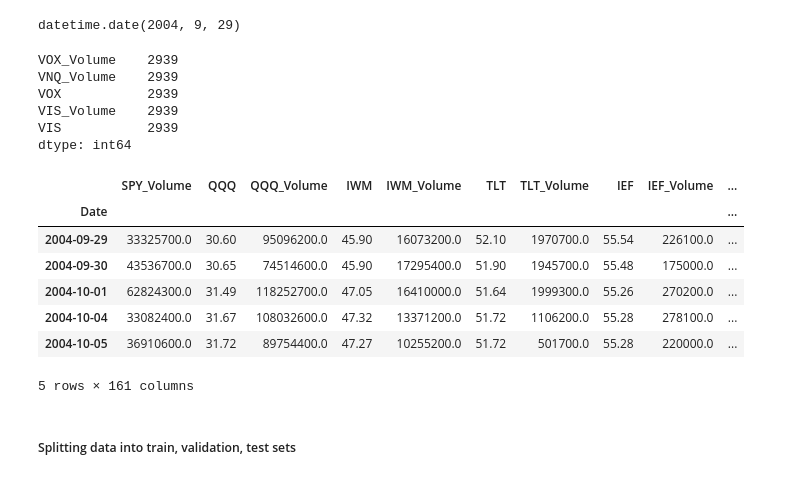
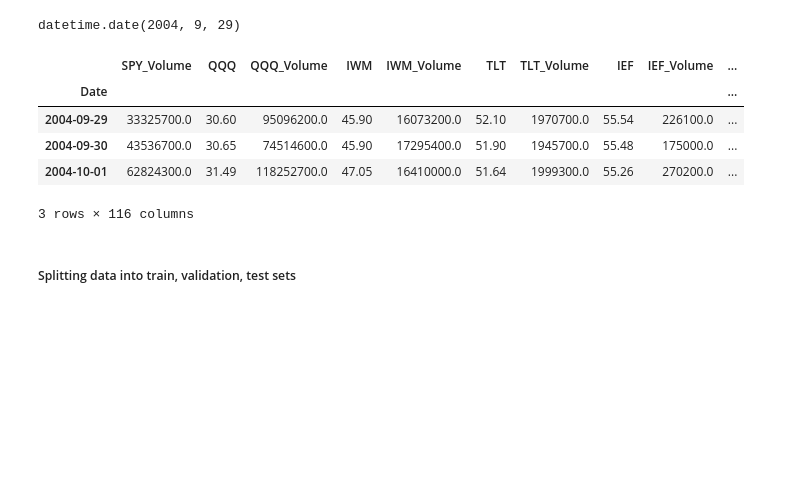
Before and after one commit to terrill11/spy_trend, a Jupyter notebook: models/multi_step_forecasting/spy_trend_direct.ipynb, the cells around one changed output. Saved outputs shown, nothing was run; the diff lists cells and outputs as text; code cells hidden in the pictures; blank space fills up the shorter version.

```diff
--- a/models/multi_step_forecasting/spy_trend_direct.ipynb
+++ b/models/multi_step_forecasting/spy_trend_direct.ipynb
@@ -185,14 +197,14 @@ To be used later to inverse scaled predictions. We will be adding a rolling mean
 Note: The goal is to project prices 30 days in advanced but we will start with 15 for now.
 # %%
 # number of days to project in the future
-days_to_predict = 30
+days_to_predict = 15
 
 for i in range(1, days_to_predict+1):
-    main_df[f'target_SPY_{i}d'] = main_df['SPY'].shift(-i)
-    main_df[f'SPY_mean_{i}d'] = main_df[f'target_SPY_{i}d'].rolling(window=5, min_periods=1).mean()
-    main_df[f'SPY_std_{i}d'] = main_df[f'target_SPY_{i}d'].rolling(window=5, min_periods=1).std()
+    main_df[f'SPY_target_{i}d'] = main_df['SPY'].shift(-i)
+    main_df[f'SPY_mean_{i}d'] = main_df[f'SPY_target_{i}d'].rolling(window=5, min_periods=1).mean()
+    main_df[f'SPY_std_{i}d'] = main_df[f'SPY_target_{i}d'].rolling(window=5, min_periods=1).std()
 
-main_df.drop(main_df.tail(days_to_predict).index, inplace=True)
+main_df.drop(main_df.tail(1).index, inplace=True)
 main_df.drop('SPY', axis=1, inplace=True)
 # %%
 main_df.tail(3)
@@ -210,31 +222,24 @@ I have decided to drop any rows with NaN. There are a few tickers that was creat
 <br>
 # %%
 # the first row without null values
-main_df[~main_df.isnull().any(axis=1)].index[0]
+first_non_null_entry = main_df[~main_df.isnull().any(axis=1)].index[0]
+first_non_null_entry
 # %% [output]
 datetime.date(2004, 9, 29)
 # %%
-main_df.isna().sum().sort_values(ascending=False).head(5)
+# main_df.isna().sum().sort_values(ascending=False).head(5)
-# %% [output]
-VOX_Volume    2939
-VNQ_Volume    2939
-VOX           2939
-VIS_Volume    2939
-VIS           2939
-dtype: int64
 # %%
-main_df = main_df.dropna(axis=0)
+# main_df = main_df.dropna(axis=0)
+main_df = main_df.loc[main_df.index >= first_non_null_entry]
 main_df.index = pd.to_datetime(main_df.index,format='%Y-%m-%d')
-main_df.head()
+main_df.head(3)
 # %% [output]
 |  | SPY_Volume | QQQ | QQQ_Volume | IWM | IWM_Volume | TLT | TLT_Volume | IEF | IEF_Volume | ... |
 | Date |  |  |  |  |  |  |  |  |  | ... |
 | 2004-09-29 | 33325700.0 | 30.60 | 95096200.0 | 45.90 | 16073200.0 | 52.10 | 1970700.0 | 55.54 | 226100.0 | ... |
 | 2004-09-30 | 43536700.0 | 30.65 | 74514600.0 | 45.90 | 17295400.0 | 51.90 | 1945700.0 | 55.48 | 175000.0 | ... |
 | 2004-10-01 | 62824300.0 | 31.49 | 118252700.0 | 47.05 | 16410000.0 | 51.64 | 1999300.0 | 55.26 | 270200.0 | ... |
-| 2004-10-04 | 33082400.0 | 31.67 | 108032600.0 | 47.32 | 13371200.0 | 51.72 | 1106200.0 | 55.28 | 278100.0 | ... |
-| 2004-10-05 | 36910600.0 | 31.72 | 89754400.0 | 47.27 | 10255200.0 | 51.72 | 501700.0 | 55.28 | 220000.0 | ... |
-5 rows × 161 columns
+3 rows × 116 columns
 # %% [markdown]
 <h5>Splitting data into train, validation, test sets</h5>
 # %%
```
Also changed, not shown: parts of 27 cells of this notebook.
